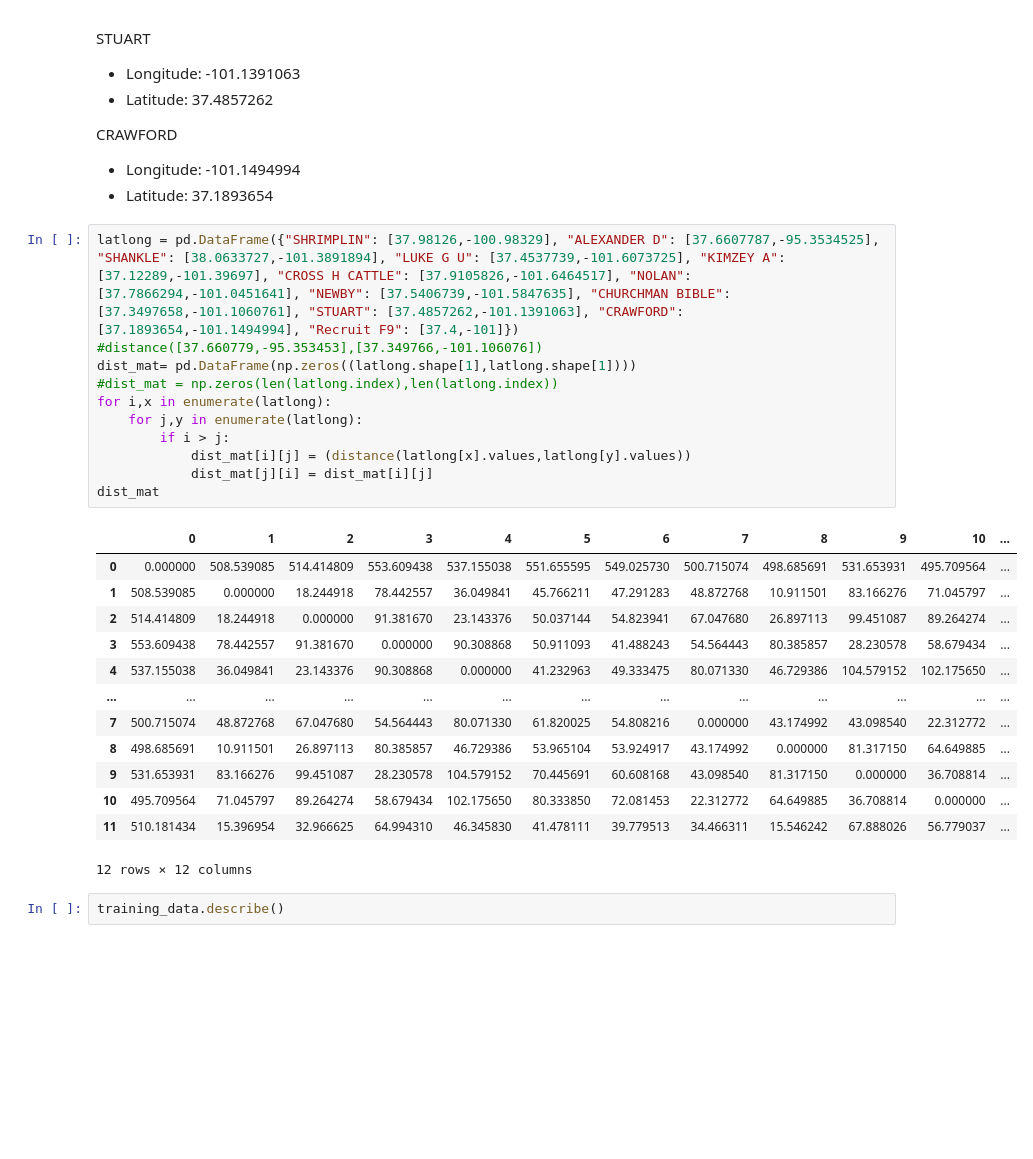
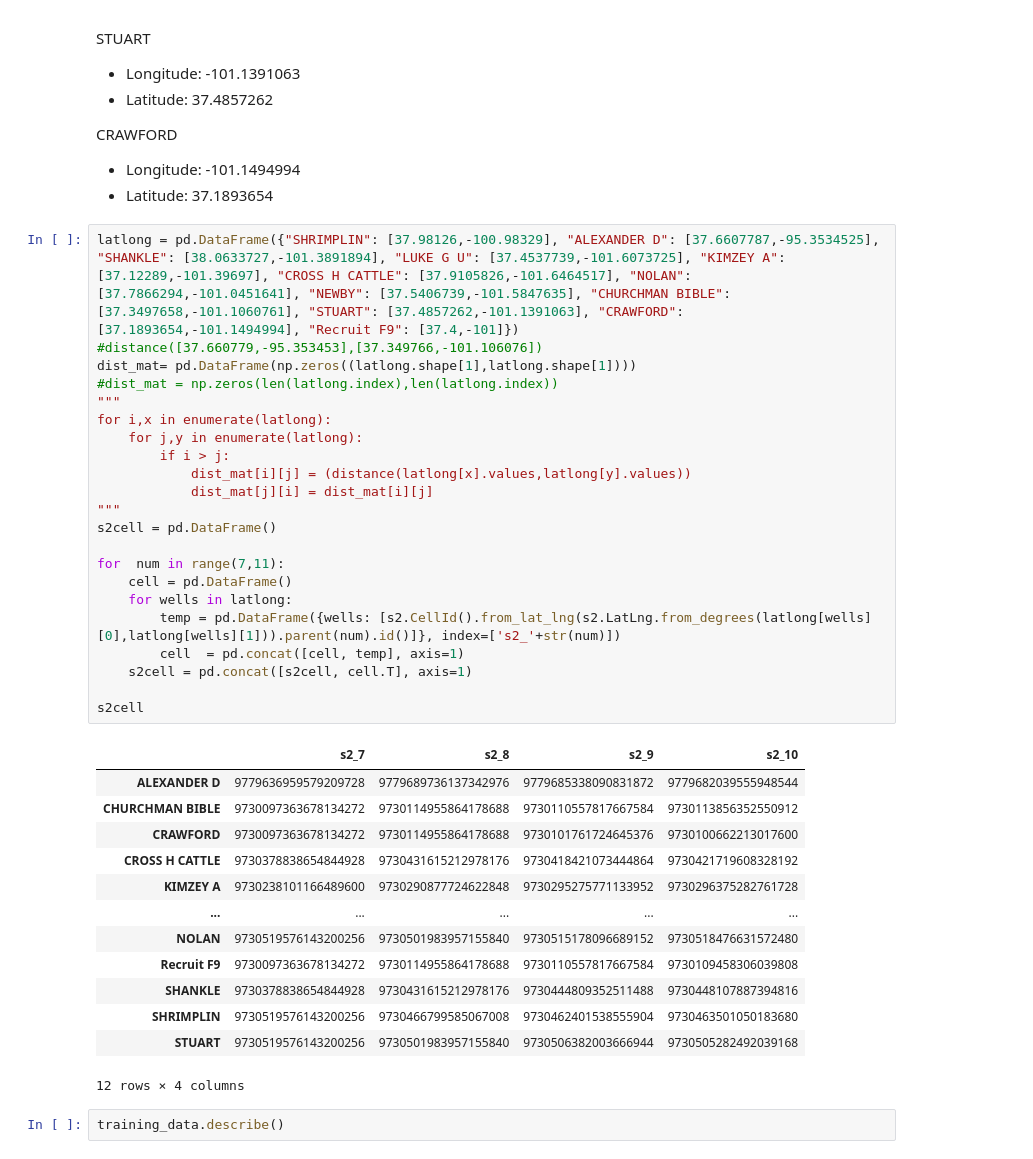
Before and after one commit to JesperDramsch/2016-ml-contest, a Jupyter notebook: JesperDramsch/Facies_classification_Xmas_Trees-Copy1.ipynb, the cells around one changed output. Cells and saved outputs as stored; diff of their text form; blank space fills up the shorter version.

```diff
--- a/JesperDramsch/Facies_classification_Xmas_Trees-Copy1.ipynb
+++ b/JesperDramsch/Facies_classification_Xmas_Trees-Copy1.ipynb
@@ -147,28 +148,39 @@ CRAWFORD
 # %%
 latlong = pd.DataFrame({"SHRIMPLIN": [37.98126,-100.98329], "ALEXANDER D": [37.6607787,-95.3534525], "SHANKLE": [38.0633727,-101.3891894], "LUKE G U": [37.4537739,-101.6073725], "KIMZEY A": [37.12289,-101.39697], "CROSS H CATTLE": [37.9105826,-101.6464517], "NOLAN": [37.7866294,-101.0451641], "NEWBY": [37.5406739,-101.5847635], "CHURCHMAN BIBLE": [37.3497658,-101.1060761], "STUART": [37.4857262,-101.1391063], "CRAWFORD": [37.1893654,-101.1494994], "Recruit F9": [37.4,-101]})
 #distance([37.660779,-95.353453],[37.349766,-101.106076])
 dist_mat= pd.DataFrame(np.zeros((latlong.shape[1],latlong.shape[1])))
 #dist_mat = np.zeros(len(latlong.index),len(latlong.index))
+"""
 for i,x in enumerate(latlong):
     for j,y in enumerate(latlong):
         if i > j:
             dist_mat[i][j] = (distance(latlong[x].values,latlong[y].values))
             dist_mat[j][i] = dist_mat[i][j]
-dist_mat
+"""
+s2cell = pd.DataFrame()
+
+for  num in range(7,11):
+    cell = pd.DataFrame()
+    for wells in latlong:
+        temp = pd.DataFrame({wells: [s2.CellId().from_lat_lng(s2.LatLng.from_degrees(latlong[wells][0],latlong[wells][1])).parent(num).id()]}, index=['s2_'+str(num)])
+        cell  = pd.concat([cell, temp], axis=1)
+    s2cell = pd.concat([s2cell, cell.T], axis=1)
+
+s2cell
 # %% [output]
-|  | 0 | 1 | 2 | 3 | 4 | 5 | 6 | 7 | 8 | 9 | 10 | ... |
-| 0 | 0.000000 | 508.539085 | 514.414809 | 553.609438 | 537.155038 | 551.655595 | 549.025730 | 500.715074 | 498.685691 | 531.653931 | 495.709564 | ... |
-| 1 | 508.539085 | 0.000000 | 18.244918 | 78.442557 | 36.049841 | 45.766211 | 47.291283 | 48.872768 | 10.911501 | 83.166276 | 71.045797 | ... |
-| 2 | 514.414809 | 18.244918 | 0.000000 | 91.381670 | 23.143376 | 50.037144 | 54.823941 | 67.047680 | 26.897113 | 99.451087 | 89.264274 | ... |
-| 3 | 553.609438 | 78.442557 | 91.381670 | 0.000000 | 90.308868 | 50.911093 | 41.488243 | 54.564443 | 80.385857 | 28.230578 | 58.679434 | ... |
-| 4 | 537.155038 | 36.049841 | 23.143376 | 90.308868 | 0.000000 | 41.232963 | 49.333475 | 80.071330 | 46.729386 | 104.579152 | 102.175650 | ... |
-| ... | ... | ... | ... | ... | ... | ... | ... | ... | ... | ... | ... | ... |
-| 7 | 500.715074 | 48.872768 | 67.047680 | 54.564443 | 80.071330 | 61.820025 | 54.808216 | 0.000000 | 43.174992 | 43.098540 | 22.312772 | ... |
-| 8 | 498.685691 | 10.911501 | 26.897113 | 80.385857 | 46.729386 | 53.965104 | 53.924917 | 43.174992 | 0.000000 | 81.317150 | 64.649885 | ... |
-| 9 | 531.653931 | 83.166276 | 99.451087 | 28.230578 | 104.579152 | 70.445691 | 60.608168 | 43.098540 | 81.317150 | 0.000000 | 36.708814 | ... |
-| 10 | 495.709564 | 71.045797 | 89.264274 | 58.679434 | 102.175650 | 80.333850 | 72.081453 | 22.312772 | 64.649885 | 36.708814 | 0.000000 | ... |
-| 11 | 510.181434 | 15.396954 | 32.966625 | 64.994310 | 46.345830 | 41.478111 | 39.779513 | 34.466311 | 15.546242 | 67.888026 | 56.779037 | ... |
+|  | s2_7 | s2_8 | s2_9 | s2_10 |
+| ALEXANDER D | 9779636959579209728 | 9779689736137342976 | 9779685338090831872 | 9779682039555948544 |
+| CHURCHMAN BIBLE | 9730097363678134272 | 9730114955864178688 | 9730110557817667584 | 9730113856352550912 |
+| CRAWFORD | 9730097363678134272 | 9730114955864178688 | 9730101761724645376 | 9730100662213017600 |
+| CROSS H CATTLE | 9730378838654844928 | 9730431615212978176 | 9730418421073444864 | 9730421719608328192 |
+| KIMZEY A | 9730238101166489600 | 9730290877724622848 | 9730295275771133952 | 9730296375282761728 |
+| ... | ... | ... | ... | ... |
+| NOLAN | 9730519576143200256 | 9730501983957155840 | 9730515178096689152 | 9730518476631572480 |
+| Recruit F9 | 9730097363678134272 | 9730114955864178688 | 9730110557817667584 | 9730109458306039808 |
+| SHANKLE | 9730378838654844928 | 9730431615212978176 | 9730444809352511488 | 9730448107887394816 |
+| SHRIMPLIN | 9730519576143200256 | 9730466799585067008 | 9730462401538555904 | 9730463501050183680 |
+| STUART | 9730519576143200256 | 9730501983957155840 | 9730506382003666944 | 9730505282492039168 |
-12 rows × 12 columns
+12 rows × 4 columns
 # %%
 training_data.describe()
 # %% [output]
```
Also changed, not shown: parts of 31 cells of this notebook, 1 other file.
